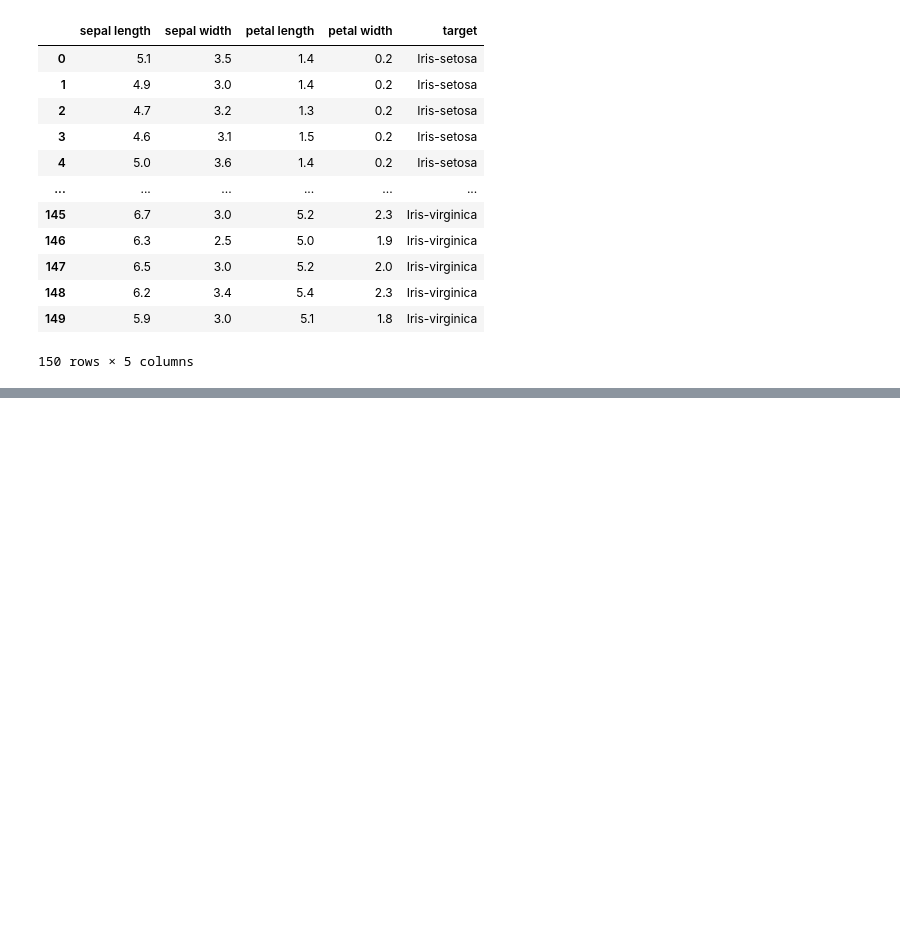
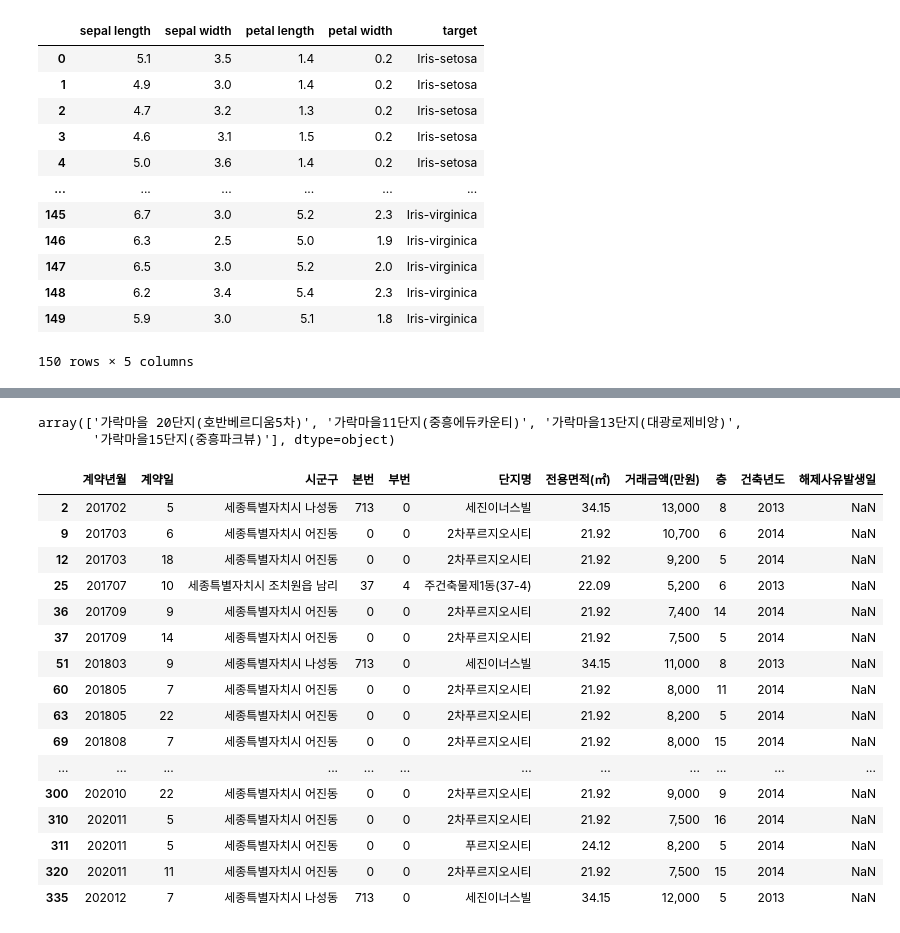
Before and after one commit to blackbutterfly0852/ADP_PRACTICE, a Jupyter notebook: 230924_데이터핸들링.ipynb, the cells around one changed output, grey strips where cells are left out. Saved outputs shown, nothing was run; the diff lists cells and outputs as text; code cells hidden in the pictures; blank space fills up the shorter version.

```diff
--- a/230924_데이터핸들링.ipynb
+++ b/230924_데이터핸들링.ipynb
@@ -674,0 +747,55 @@ Index([      ('sex', ''),     ('class', ''),  ('fare', 'mean'),
+# %%
+# 24. 문자열 변경
+import pandas as pd
+import numpy as np
+df = pd.read_csv('data/7.세종시_아파트(전월세)_실거래가.csv')
+df.drop(columns = ['Unnamed: 0'], inplace = True )
+#print(df.head())
+
+# 앞 자리만 추출(반열림 <= x <)
+df['시'] = df['시군구'].str[0:7]
+df['시']
+df.drop(columns = ['시'], inplace =  True)
+
+# 데이터 분할
+df_temp = df['시군구'].str.split(' ', expand = True) # expand = True, 컬럼으로 분할, 데이터프레임 형식
+df_temp.columns = ['시','군','구']
+df_temp
+df = pd.concat([df, df_temp], axis = 1)
+#print(df.head)
+#print(df[df['구'].notnull()])
+se_temp = df['시군구'].str.split(' ') # expand = False(default, 하나의 컬럼 내에서 콤마로 분할, 시리즈 형식)
+#type(se_temp)
+
+# 문자열 포함
+# 이지더원(가락마을10단지), 이지더원(가락마을4단지) > 문자열 수정 필요
+df.loc[df[df['단지명'] == '이지더원(가락마을10단지)'].index, '단지명'] = '가락마을10단지(이지더원)'
+df['단지명'] = np.where(df['단지명'] == '이지더원(가락마을4단지)', '가락마을4단지(이지더원)', df['단지명'])
+df[df['단지명'].str.contains('가락마을')]['단지명'].unique()[0:4] # 반열림구간
+# %% [output]
+array(['가락마을 20단지(호반베르디움5차)', '가락마을11단지(중흥에듀카운티)', '가락마을13단지(대광로제비앙)',
+       '가락마을15단지(중흥파크뷰)'], dtype=object)
+# %%
+# 25. 전.isin(후) : '전'의 요소들이 '후'에 있냐?
+import pandas as pd
+df_off = pd.read_csv('data/6.세종시_오피스텔(매매)_실거래가.csv')
+df_apt = pd.read_csv('data/7.세종시_아파트(전월세)_실거래가.csv')
+df_off[df_off['전용면적(㎡)'].isin(df_apt['전용면적(㎡)'])]
+# %% [output]
+|  | 계약년월 | 계약일 | 시군구 | 본번 | 부번 | 단지명 | 전용면적(㎡) | 거래금액(만원) | 층 | 건축년도 | 해제사유발생일 |
+| 2 | 201702 | 5 | 세종특별자치시 나성동 | 713 | 0 | 세진이너스빌 | 34.15 | 13,000 | 8 | 2013 | NaN |
+| 9 | 201703 | 6 | 세종특별자치시 어진동 | 0 | 0 | 2차푸르지오시티 | 21.92 | 10,700 | 6 | 2014 | NaN |
+| 12 | 201703 | 18 | 세종특별자치시 어진동 | 0 | 0 | 2차푸르지오시티 | 21.92 | 9,200 | 5 | 2014 | NaN |
+| 25 | 201707 | 10 | 세종특별자치시 조치원읍 남리 | 37 | 4 | 주건축물제1동(37-4) | 22.09 | 5,200 | 6 | 2013 | NaN |
+| 36 | 201709 | 9 | 세종특별자치시 어진동 | 0 | 0 | 2차푸르지오시티 | 21.92 | 7,400 | 14 | 2014 | NaN |
+| 37 | 201709 | 14 | 세종특별자치시 어진동 | 0 | 0 | 2차푸르지오시티 | 21.92 | 7,500 | 5 | 2014 | NaN |
+| 51 | 201803 | 9 | 세종특별자치시 나성동 | 713 | 0 | 세진이너스빌 | 34.15 | 11,000 | 8 | 2013 | NaN |
+| 60 | 201805 | 7 | 세종특별자치시 어진동 | 0 | 0 | 2차푸르지오시티 | 21.92 | 8,000 | 11 | 2014 | NaN |
+| 63 | 201805 | 22 | 세종특별자치시 어진동 | 0 | 0 | 2차푸르지오시티 | 21.92 | 8,200 | 5 | 2014 | NaN |
+| 69 | 201808 | 7 | 세종특별자치시 어진동 | 0 | 0 | 2차푸르지오시티 | 21.92 | 8,000 | 15 | 2014 | NaN |
+| ... | ... | ... | ... | ... | ... | ... | ... | ... | ... | ... | ... |
+| 300 | 202010 | 22 | 세종특별자치시 어진동 | 0 | 0 | 2차푸르지오시티 | 21.92 | 9,000 | 9 | 2014 | NaN |
+| 310 | 202011 | 5 | 세종특별자치시 어진동 | 0 | 0 | 2차푸르지오시티 | 21.92 | 7,500 | 16 | 2014 | NaN |
+| 311 | 202011 | 5 | 세종특별자치시 어진동 | 0 | 0 | 푸르지오시티 | 24.12 | 8,200 | 5 | 2014 | NaN |
+| 320 | 202011 | 11 | 세종특별자치시 어진동 | 0 | 0 | 2차푸르지오시티 | 21.92 | 7,500 | 15 | 2014 | NaN |
+| 335 | 202012 | 7 | 세종특별자치시 나성동 | 713 | 0 | 세진이너스빌 | 34.15 | 12,000 | 5 | 2013 | NaN |
```
Also changed, not shown: parts of 29 cells of this notebook.
